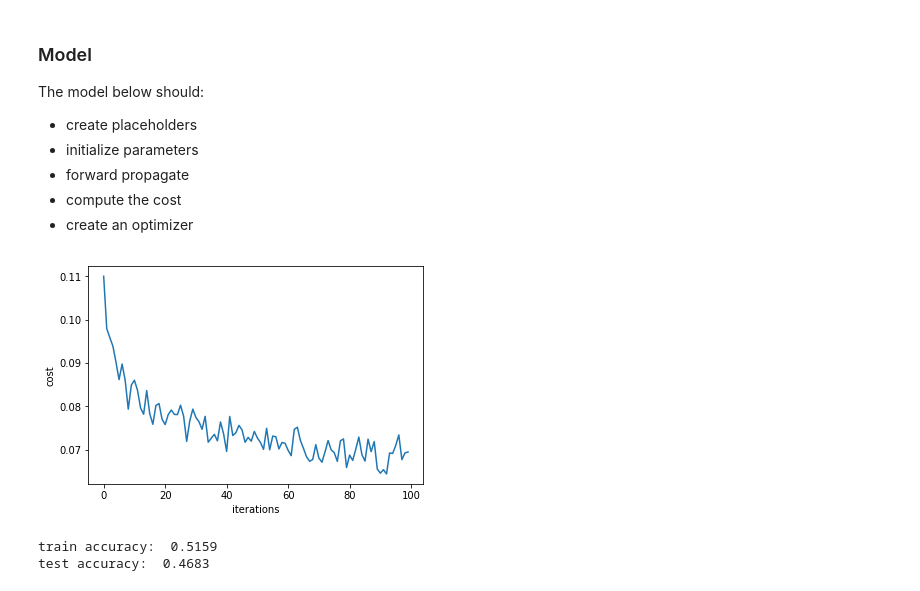
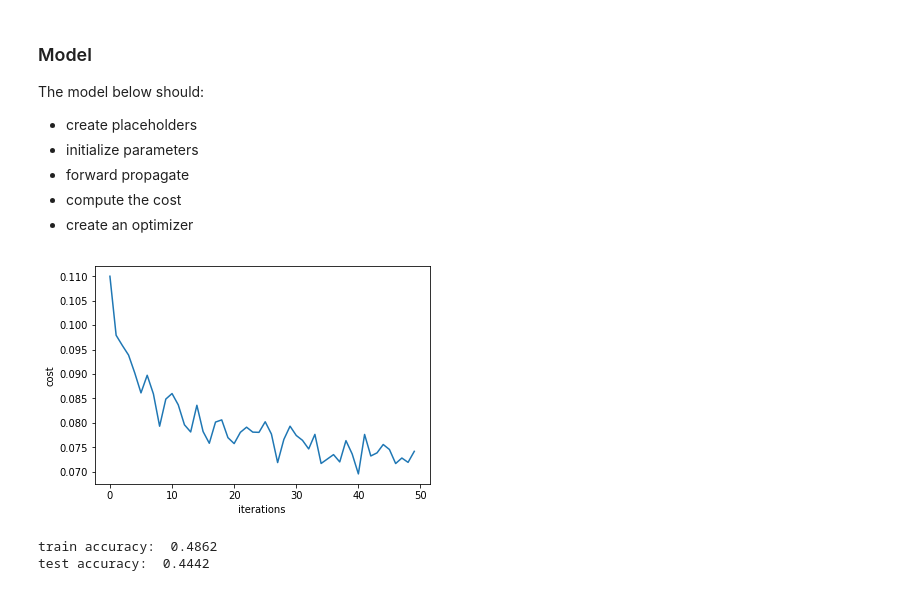
Before and after one commit to acs6610987/utils, a Jupyter notebook: pythonutils/tensorflow/10. CNN (Tensorflow, CIFAR10).ipynb, the cells around one changed output. Saved outputs shown, nothing was run; the diff lists cells and outputs as text; code cells hidden in the pictures.

```diff
--- a/pythonutils/tensorflow/10. CNN (Tensorflow, CIFAR10).ipynb
+++ b/pythonutils/tensorflow/10. CNN (Tensorflow, CIFAR10).ipynb
@@ -79,8 +79,9 @@ train_batch1 = unpickle("cifar10/cifar-10-batches-py/data_batch_1")
 test_batch = unpickle("cifar10/cifar-10-batches-py/test_batch")
 X_train = roll_cifar(train_batch1[b'data']) / 255.
 X_test = roll_cifar(test_batch[b'data']) / 255.
-Y_train = LabelBinarizer().fit_transform(train_batch1[b'labels'])
-Y_test = LabelBinarizer().fit_transform(test_batch[b'labels'])
+binarizer = LabelBinarizer().fit(train_batch1[b'labels'])
+Y_train = binarizer.transform(train_batch1[b'labels'])
+Y_test = binarizer.transform(test_batch[b'labels'])
 
 print("X_train: ", X_train.shape)
 print("X_test: ", X_test.shape)
@@ -366,12 +367,12 @@ def model(X_train, Y_train, X_test, Y_test, learning_rate = 0.009,
         return train_accuracy, test_accuracy, parameters
 # %%
 train_accuracy, test_accuracy, parameters = \
-    model(X_train, Y_train, X_test, Y_test, num_epochs = 100, minibatch_size = 500)
+    model(X_train, Y_train, X_test, Y_test, num_epochs = 50, minibatch_size = 500)
 # %% [output]
-[figure, old version]
+[figure, new version]
 # %%
 print("train accuracy: ", train_accuracy)
 print("test accuracy: ", test_accuracy)
 # %% [output]
-train accuracy:  0.5159
-test accuracy:  0.4683
+train accuracy:  0.4862
+test accuracy:  0.4442
```
Also changed, not shown: 18 other files.
